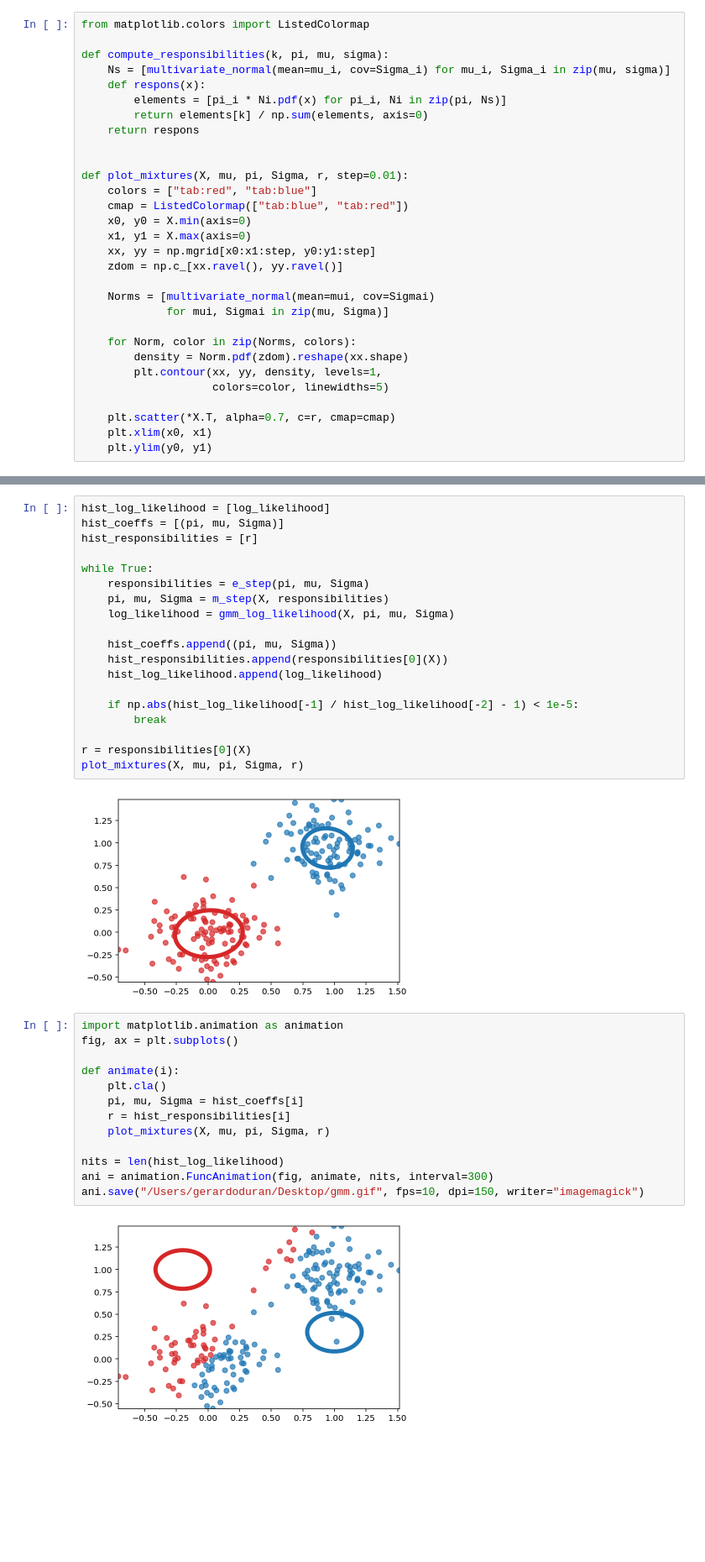
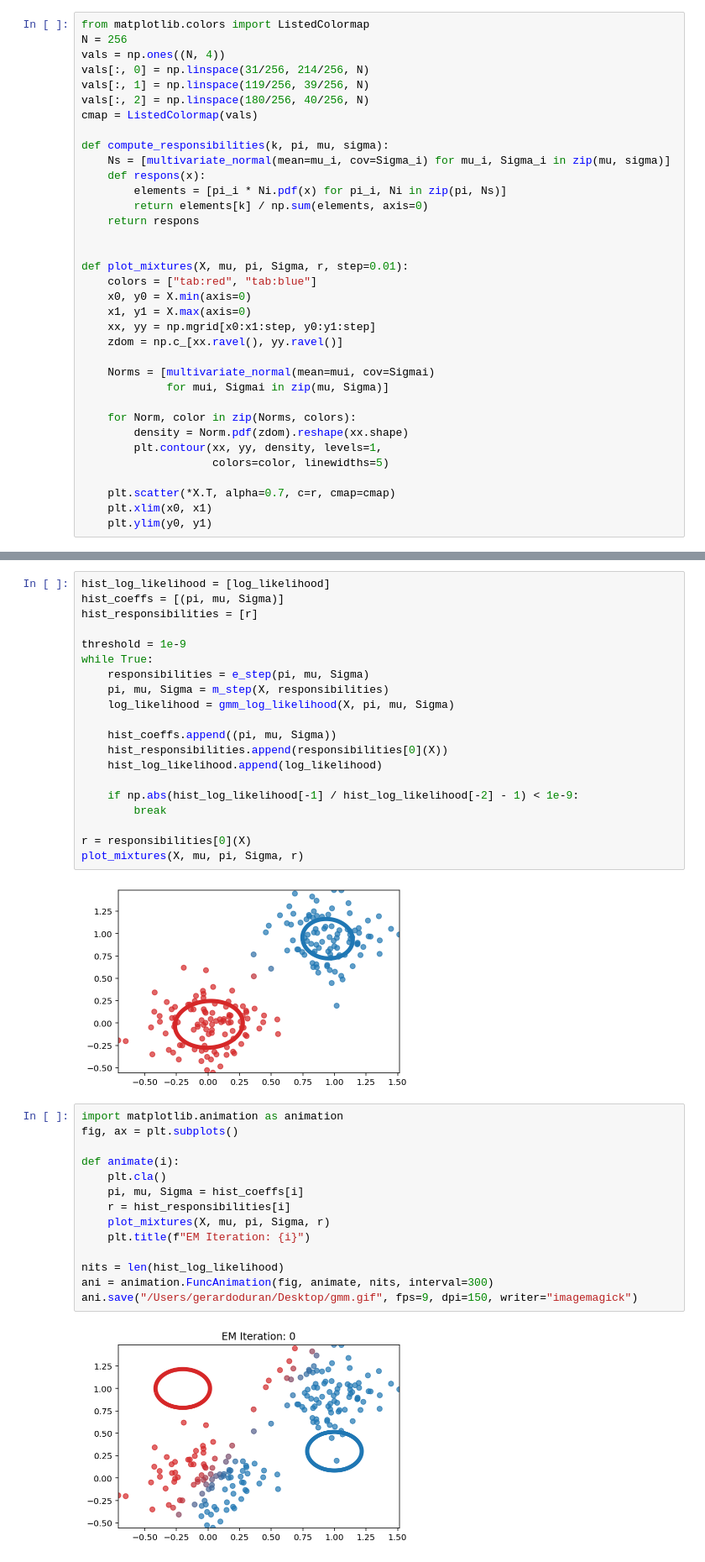
Before and after one commit to gerdm/prml, a Jupyter notebook: chapter9/gaussian-mixture-models.ipynb, the cells around one changed output, grey strips where cells are left out. Shown at 84% size. Saved outputs shown, nothing was run; the diff lists cells and outputs as text; blank space fills up the shorter version.

Commit message:
add color interpolation to EM graph

```diff
--- a/chapter9/gaussian-mixture-models.ipynb
+++ b/chapter9/gaussian-mixture-models.ipynb
@@ -139,6 +139,12 @@ plt.ylim(y0, y1);
 [figure]
 # %%
 from matplotlib.colors import ListedColormap
+N = 256
+vals = np.ones((N, 4))
+vals[:, 0] = np.linspace(31/256, 214/256, N)
+vals[:, 1] = np.linspace(119/256, 39/256, N)
+vals[:, 2] = np.linspace(180/256, 40/256, N)
+cmap = ListedColormap(vals)
 
 def compute_responsibilities(k, pi, mu, sigma):
     Ns = [multivariate_normal(mean=mu_i, cov=Sigma_i) for mu_i, Sigma_i in zip(mu, sigma)]
@@ -150,7 +156,6 @@ def compute_responsibilities(k, pi, mu, sigma):
 
 def plot_mixtures(X, mu, pi, Sigma, r, step=0.01):
     colors = ["tab:red", "tab:blue"]
-    cmap = ListedColormap(["tab:blue", "tab:red"])
     x0, y0 = X.min(axis=0)
     x1, y1 = X.max(axis=0)
     xx, yy = np.mgrid[x0:x1:step, y0:y1:step]
@@ -272,6 +277,7 @@ hist_log_likelihood = [log_likelihood]
 hist_coeffs = [(pi, mu, Sigma)]
 hist_responsibilities = [r]
 
+threshold = 1e-9
 while True:
     responsibilities = e_step(pi, mu, Sigma)
     pi, mu, Sigma = m_step(X, responsibilities)
@@ -281,7 +287,7 @@ while True:
     hist_responsibilities.append(responsibilities[0](X))
     hist_log_likelihood.append(log_likelihood)
 
-    if np.abs(hist_log_likelihood[-1] / hist_log_likelihood[-2] - 1) < 1e-5:
+    if np.abs(hist_log_likelihood[-1] / hist_log_likelihood[-2] - 1) < 1e-9:
         break
 
 r = responsibilities[0](X)
@@ -291,15 +297,16 @@ plot_mixtures(X, mu, pi, Sigma, r)
 # %%
 import matplotlib.animation as animation
 fig, ax = plt.subplots()
 
 def animate(i):
     plt.cla()
     pi, mu, Sigma = hist_coeffs[i]
     r = hist_responsibilities[i]
     plot_mixtures(X, mu, pi, Sigma, r)
+    plt.title(f"EM Iteration: {i}")
 
 nits = len(hist_log_likelihood)
 ani = animation.FuncAnimation(fig, animate, nits, interval=300)
-ani.save("/Users/gerardoduran/Desktop/gmm.gif", fps=10, dpi=150, writer="imagemagick")
+ani.save("/Users/gerardoduran/Desktop/gmm.gif", fps=9, dpi=150, writer="imagemagick")
 # %% [output]
-[figure, old version]
+[figure, new version]
```
Also changed, not shown: parts of 3 cells of this notebook.
